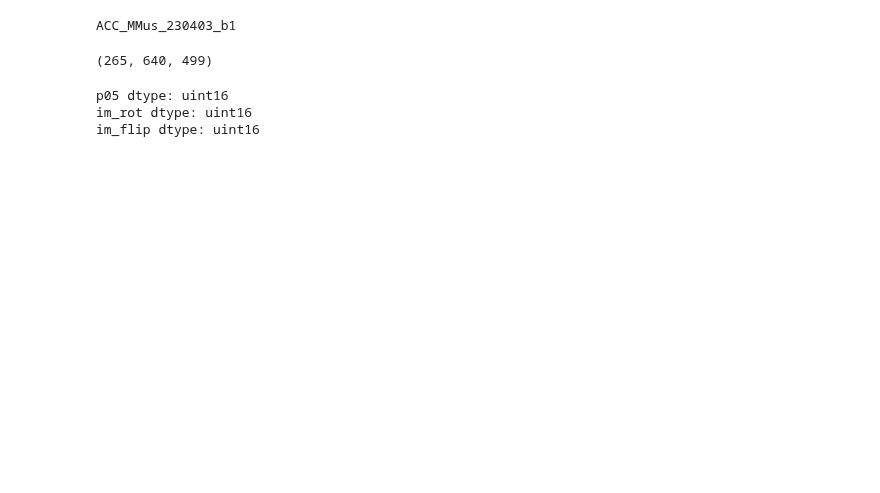
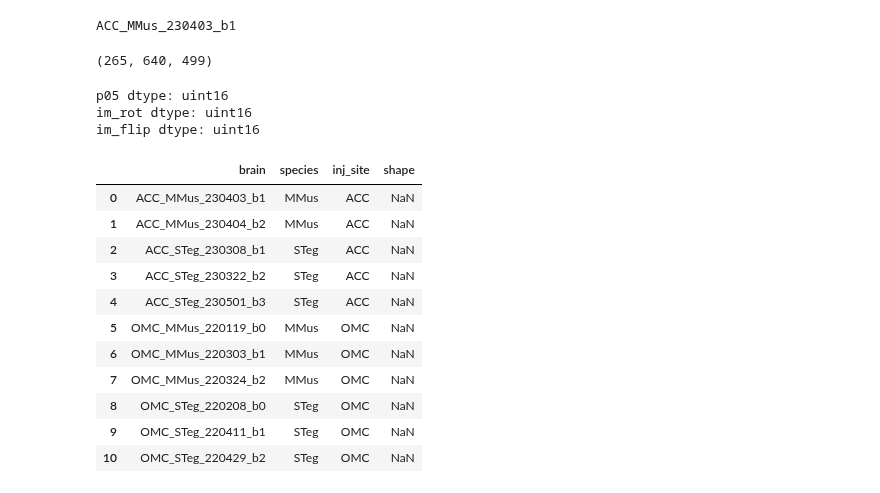
Before and after one commit to eisko/STP_analysis, a Jupyter notebook: test.ipynb, the cells around one changed output. Drawn from its saved outputs; the diff is of its cells as text; code cells hidden in the pictures; blank space fills up the shorter version.

```diff
--- a/test.ipynb
+++ b/test.ipynb
@@ -532,3 +532,22 @@ print('im_flip dtype:', im_flip.dtype)
 p05 dtype: uint16
 im_rot dtype: uint16
 im_flip dtype: uint16
+# %%
+# read in omc fluor
+omc_fluor = pd.read_csv("/Volumes/Data/Emily/STP_for_MAPseq/4_python_output/output_figs/omc_fluor")
+omc_fluor = omc_fluor.drop(["Unnamed: 0"], axis=1)
+metadata=pd.read_csv("stp_metadata.csv")
+metadata
+# %% [output]
+|  | brain | species | inj_site | shape |
+| 0 | ACC_MMus_230403_b1 | MMus | ACC | NaN |
+| 1 | ACC_MMus_230404_b2 | MMus | ACC | NaN |
+| 2 | ACC_STeg_230308_b1 | STeg | ACC | NaN |
+| 3 | ACC_STeg_230322_b2 | STeg | ACC | NaN |
+| 4 | ACC_STeg_230501_b3 | STeg | ACC | NaN |
+| 5 | OMC_MMus_220119_b0 | MMus | OMC | NaN |
+| 6 | OMC_MMus_220303_b1 | MMus | OMC | NaN |
+| 7 | OMC_MMus_220324_b2 | MMus | OMC | NaN |
+| 8 | OMC_STeg_220208_b0 | STeg | OMC | NaN |
+| 9 | OMC_STeg_220411_b1 | STeg | OMC | NaN |
+| 10 | OMC_STeg_220429_b2 | STeg | OMC | NaN |
```
Also changed, not shown: parts of 2 cells of this notebook.
